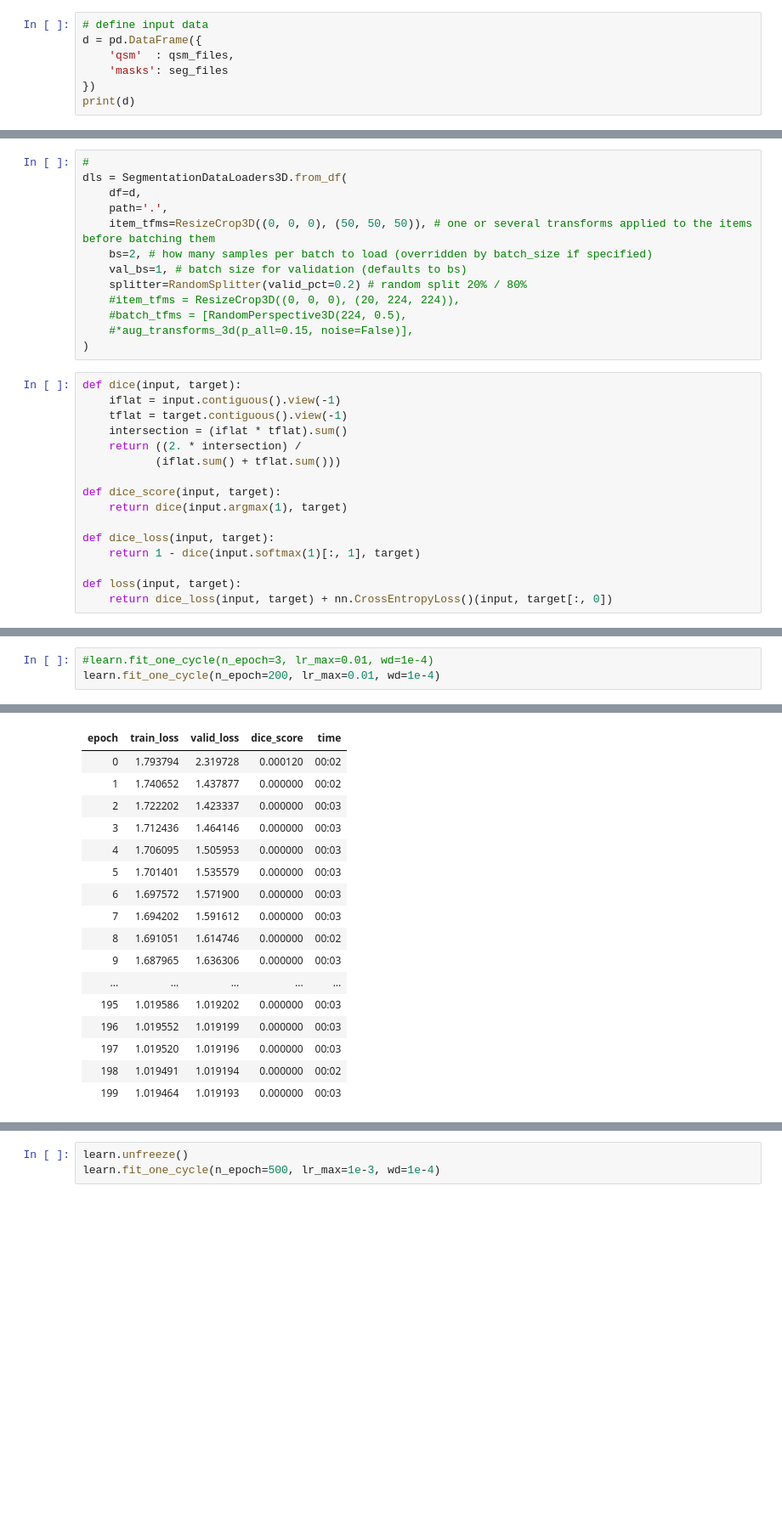
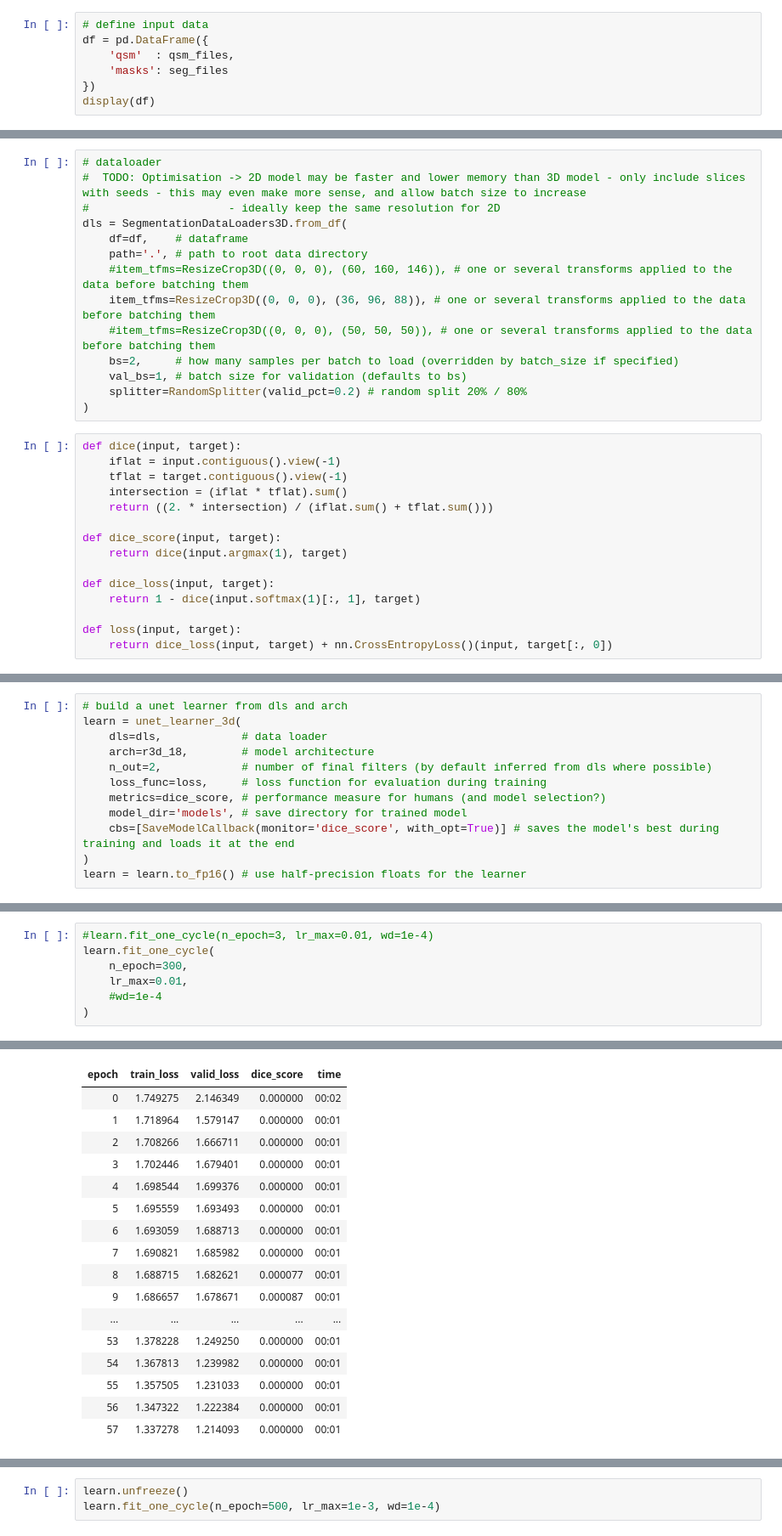
Before and after one commit to astewartau/prostate, a Jupyter notebook: train-nb.ipynb, the cells around one changed output, grey strips where cells are left out. Shown at 85% size. Saved outputs shown, nothing was run; the diff lists cells and outputs as text; blank space fills up the shorter version.

```diff
--- a/train-nb.ipynb
+++ b/train-nb.ipynb
@@ -17,7 +32,7 @@ print(f"{len(qsm_files)} samples.")
 # %%
 # define input data
-d = pd.DataFrame({
+df = pd.DataFrame({
     'qsm'  : qsm_files,
     'masks': seg_files
 })
-print(d)
+display(df)
@@ -30,23 +58,23 @@ HBox(children=(VBox(children=(Label(value=' ', layout=Layout(display='flex', jus
 # %%
-#
+# dataloader
+#  TODO: Optimisation -> 2D model may be faster and lower memory than 3D model - only include slices with seeds - this may even make more sense, and allow batch size to increase
+#                     - ideally keep the same resolution for 2D
 dls = SegmentationDataLoaders3D.from_df(
-    df=d,
-    path='.',
-    item_tfms=ResizeCrop3D((0, 0, 0), (50, 50, 50)), # one or several transforms applied to the items before batching them
-    bs=2, # how many samples per batch to load (overridden by batch_size if specified)
+    df=df,    # dataframe
+    path='.', # path to root data directory
+    #item_tfms=ResizeCrop3D((0, 0, 0), (60, 160, 146)), # one or several transforms applied to the data before batching them
+    item_tfms=ResizeCrop3D((0, 0, 0), (36, 96, 88)), # one or several transforms applied to the data before batching them
+    #item_tfms=ResizeCrop3D((0, 0, 0), (50, 50, 50)), # one or several transforms applied to the data before batching them
+    bs=2,     # how many samples per batch to load (overridden by batch_size if specified)
     val_bs=1, # batch size for validation (defaults to bs)
     splitter=RandomSplitter(valid_pct=0.2) # random split 20% / 80%
-    #item_tfms = ResizeCrop3D((0, 0, 0), (20, 224, 224)),
-    #batch_tfms = [RandomPerspective3D(224, 0.5),
-    #*aug_transforms_3d(p_all=0.15, noise=False)],
 )
 # %%
 def dice(input, target):
     iflat = input.contiguous().view(-1)
     tflat = target.contiguous().view(-1)
     intersection = (iflat * tflat).sum()
-    return ((2. * intersection) /
-           (iflat.sum() + tflat.sum()))
+    return ((2. * intersection) / (iflat.sum() + tflat.sum()))
 
 def dice_score(input, target):
     return dice(input.argmax(1), target)
@@ -72,0 +87,12 @@ FileNotFoundError: [Errno 2] No such file or directory: 'models/models.pth'
+# %%
+# build a unet learner from dls and arch
+learn = unet_learner_3d(
+    dls=dls,            # data loader
+    arch=r3d_18,        # model architecture
+    n_out=2,            # number of final filters (by default inferred from dls where possible)
+    loss_func=loss,     # loss function for evaluation during training
+    metrics=dice_score, # performance measure for humans (and model selection?)
+    model_dir='models', # save directory for trained model
+    cbs=[SaveModelCallback(monitor='dice_score', with_opt=True)] # saves the model's best during training and loads it at the end
+)
+learn = learn.to_fp16() # use half-precision floats for the learner
@@ -79,4 +116,8 @@ SuggestedLRs(valley=0.0012022644514217973)
 # %%
 #learn.fit_one_cycle(n_epoch=3, lr_max=0.01, wd=1e-4)
-learn.fit_one_cycle(n_epoch=200, lr_max=0.01, wd=1e-4)
+learn.fit_one_cycle(
+    n_epoch=300,
+    lr_max=0.01,
+    #wd=1e-4
+)
 # %% [output]
@@ -83,17 +125,17 @@ learn.fit_one_cycle(n_epoch=200, lr_max=0.01, wd=1e-4)
 | epoch | train_loss | valid_loss | dice_score | time |
-| 0 | 1.793794 | 2.319728 | 0.000120 | 00:02 |
-| 1 | 1.740652 | 1.437877 | 0.000000 | 00:02 |
-| 2 | 1.722202 | 1.423337 | 0.000000 | 00:03 |
-| 3 | 1.712436 | 1.464146 | 0.000000 | 00:03 |
-| 4 | 1.706095 | 1.505953 | 0.000000 | 00:03 |
-| 5 | 1.701401 | 1.535579 | 0.000000 | 00:03 |
-| 6 | 1.697572 | 1.571900 | 0.000000 | 00:03 |
-| 7 | 1.694202 | 1.591612 | 0.000000 | 00:03 |
-| 8 | 1.691051 | 1.614746 | 0.000000 | 00:02 |
-| 9 | 1.687965 | 1.636306 | 0.000000 | 00:03 |
+| 0 | 1.749275 | 2.146349 | 0.000000 | 00:02 |
+| 1 | 1.718964 | 1.579147 | 0.000000 | 00:01 |
+| 2 | 1.708266 | 1.666711 | 0.000000 | 00:01 |
+| 3 | 1.702446 | 1.679401 | 0.000000 | 00:01 |
+| 4 | 1.698544 | 1.699376 | 0.000000 | 00:01 |
+| 5 | 1.695559 | 1.693493 | 0.000000 | 00:01 |
+| 6 | 1.693059 | 1.688713 | 0.000000 | 00:01 |
+| 7 | 1.690821 | 1.685982 | 0.000000 | 00:01 |
+| 8 | 1.688715 | 1.682621 | 0.000077 | 00:01 |
+| 9 | 1.686657 | 1.678671 | 0.000087 | 00:01 |
 | ... | ... | ... | ... | ... |
-| 195 | 1.019586 | 1.019202 | 0.000000 | 00:03 |
-| 196 | 1.019552 | 1.019199 | 0.000000 | 00:03 |
-| 197 | 1.019520 | 1.019196 | 0.000000 | 00:03 |
-| 198 | 1.019491 | 1.019194 | 0.000000 | 00:02 |
-| 199 | 1.019464 | 1.019193 | 0.000000 | 00:03 |
+| 53 | 1.378228 | 1.249250 | 0.000000 | 00:01 |
+| 54 | 1.367813 | 1.239982 | 0.000000 | 00:01 |
+| 55 | 1.357505 | 1.231033 | 0.000000 | 00:01 |
+| 56 | 1.347322 | 1.222384 | 0.000000 | 00:01 |
+| 57 | 1.337278 | 1.214093 | 0.000000 | 00:01 |
```
Also changed, not shown: parts of 10 cells of this notebook, 4 other files.
